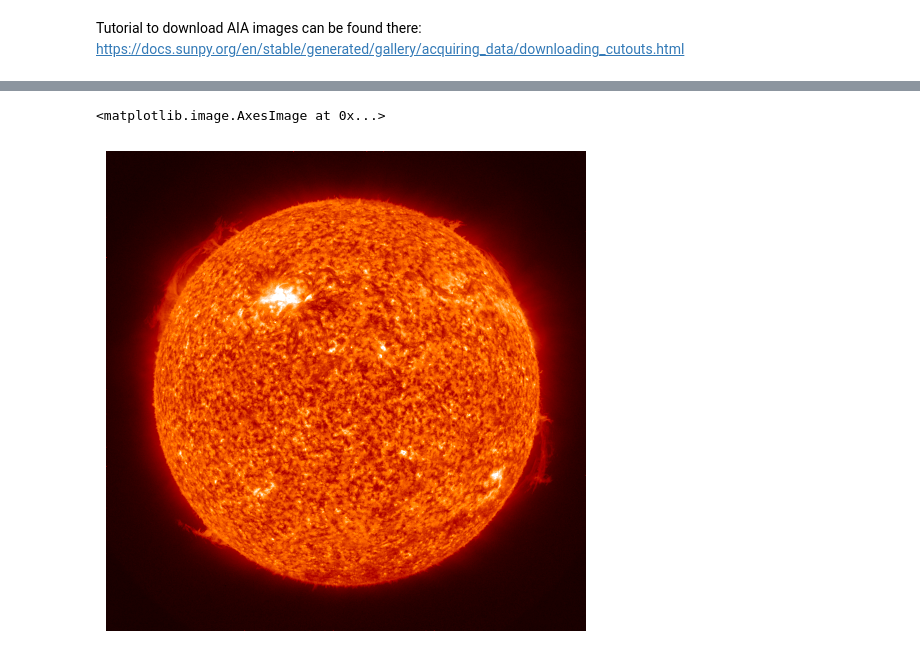
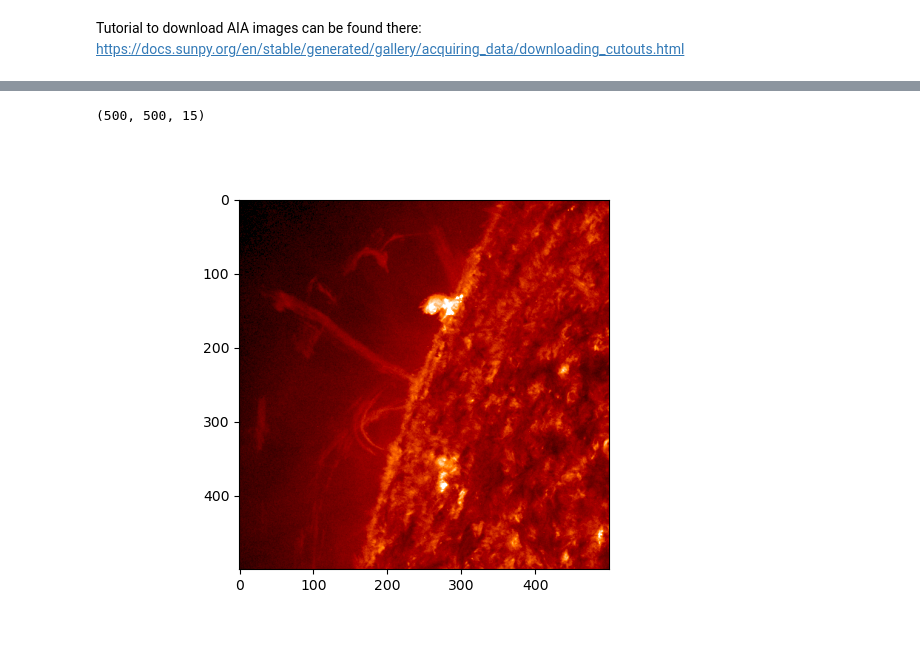
Before and after one commit to CS-433/ml-project-2-jac, a Jupyter notebook: AIA_requests.ipynb, the cells around one changed output, grey strips where cells are left out. Saved outputs shown, nothing was run; the diff lists cells and outputs as text; code cells hidden in the pictures.

Commit message:
The code is now loopable on the whole dataset if we want + first 15 images events data

```diff
--- a/AIA_requests.ipynb
+++ b/AIA_requests.ipynb
@@ -92,12 +28,0 @@ def plot(files):
-# %%
-#Exemple with functions
-data=load_data()
-files=get_image(data[data.index==2]) #first line of the data
-image_array=array_file(files)
-
-%matplotlib ipympl
-sequence = sunpy.map.Map(files, sequence=True)
-
-fig = plt.figure()
-ax = fig.add_subplot(projection=sequence.maps[0])
-ani = sequence.plot(axes=ax, norm=ImageNormalize(vmin=0, vmax=4000, stretch=SqrtStretch()))
@@ -229,20 +29,16 @@ Scale:                   [0.60016501 0.60016501] arcsec / pix
-# %%
-import numpy as np
-smap = sunpy.map.Map(files[0])
-figure = plt.figure(frameon=False)
-ax = plt.axes([0, 0, 1, 1])
-# Disable the axis
-ax.set_axis_off()
-
-# Plot the map.
-# Since we are not interested in the exact map coordinates,
-# we can simply use :meth:`~matplotlib.Axes.imshow`.
-norm = smap.plot_settings['norm']
-norm.vmin, norm.vmax = np.percentile(smap.data, [1, 99.9])
-ax.imshow(smap.data,
-          norm=norm,
-          cmap=smap.plot_settings['cmap'],
-          origin="lower")
-# %% [output]
-<matplotlib.image.AxesImage at 0x...>
-[figure, removed]
+# %%
+#Running the code over the dataset
+data=load_data()
+data["image"]=0
+num_image=15 # choose the number of image per event (cadency is one image per 24 sec)
+for i in range(15): #choose the number of events in the dataframe we want to extract
+    files=get_image(data[data.index==i],num_image) #first line of the data
+    image_array=array_file(files)
+
+    data["image"][i]=[image_array]
+
+
+#Exemple of plot an array from the dataframe
+array=data["image"][14]
+array_14=array[0]
+plot_array(array_14)
@@ -248,0 +47,16 @@ ax.imshow(smap.data,
+# %%
+array=data["image"][14]
+# %%
+array_14=array[0]
+array_14.shape
+# %% [output]
+(500, 500, 15)
+# %%
+plt.figure()
+vmin, vmax=np.percentile(array_14, [1, 99.9])
+norm=ImageNormalize(vmin=vmin, vmax=vmax, stretch=SqrtStretch())
+plt.imshow(array_14[:,:,0], norm=norm, cmap="sdoaia304")
+
+plt.show()
+# %% [output]
+[figure, added]
```
Also changed, not shown: parts of 16 cells of this notebook, 5 other files.
